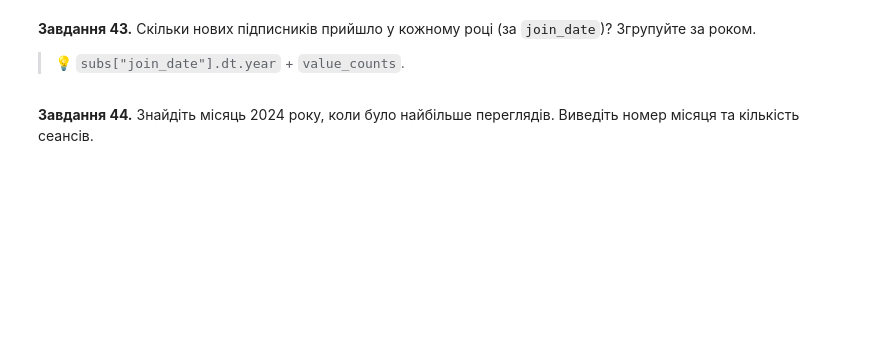
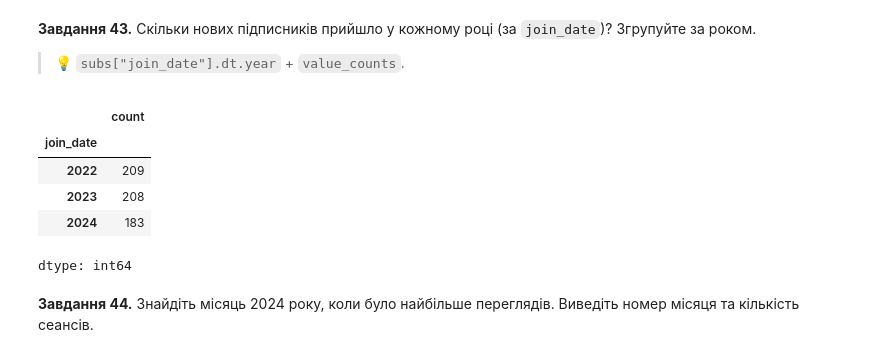
Before and after one commit to DymaStar/DTA_2026, a Jupyter notebook: HW/HW_DimaStar2905Nazar80_"pandas_viz_practice_ipynb".ipynb, the cells around one changed output. Saved outputs shown, nothing was run; the diff lists cells and outputs as text; code cells hidden in the pictures; blank space fills up the shorter version.

```diff
--- a/HW/HW_DimaStar2905Nazar80_"pandas_viz_practice_ipynb".ipynb
+++ b/HW/HW_DimaStar2905Nazar80_"pandas_viz_practice_ipynb".ipynb
@@ -873,2 +889,13 @@ dtype: int64
+# %%
+# Завдання 43:
+# .dt.year витягує рік з дати
+subs["join_date"].dt.year.value_counts().sort_index()
+# %% [output]
+|  | count |
+| join_date |  |
+| 2022 | 209 |
+| 2023 | 208 |
+| 2024 | 183 |
+dtype: int64
 # %% [markdown]
 **Завдання 44.** Знайдіть місяць 2024 року, коли було найбільше переглядів. Виведіть номер місяця та кількість сеансів.
```
Also changed, not shown: parts of 7 cells of this notebook.
